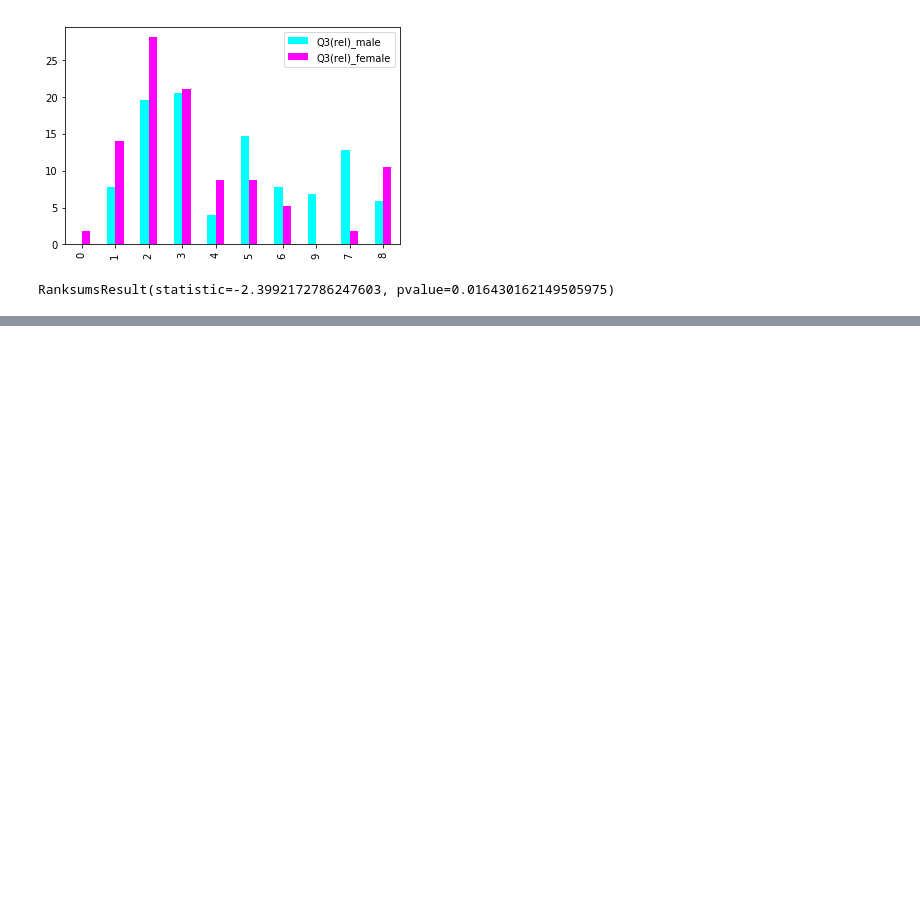
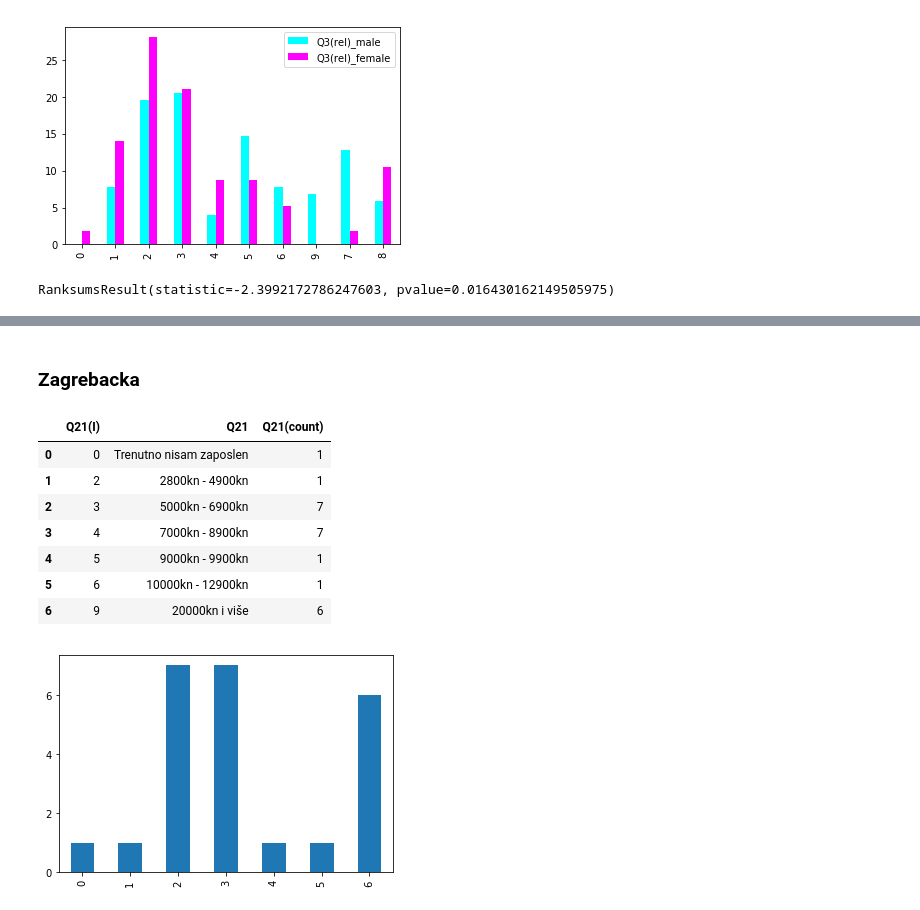
Before and after one commit to mariopavlovic/ixda-croatia-survey-analysis, a Jupyter notebook: ixda survey 2018.ipynb, the cells around one changed output, grey strips where cells are left out. Cells and saved outputs as stored; diff of their text form; code cells hidden in the pictures; blank space fills up the shorter version.

```diff
--- a/ixda survey 2018.ipynb
+++ b/ixda survey 2018.ipynb
@@ -151,0 +216,14 @@ RanksumsResult(statistic=-2.3992172786247603, pvalue=0.016430162149505975)
+# %% [markdown]
+### Zagrebacka
+# %%
+plot_region('ZAGREBAČKA')
+# %% [output]
+|  | Q21(I) | Q21 | Q21(count) |
+| 0 | 0 | Trenutno nisam zaposlen | 1 |
+| 1 | 2 | 2800kn - 4900kn | 1 |
+| 2 | 3 | 5000kn - 6900kn | 7 |
+| 3 | 4 | 7000kn - 8900kn | 7 |
+| 4 | 5 | 9000kn - 9900kn | 1 |
+| 5 | 6 | 10000kn - 12900kn | 1 |
+| 6 | 9 | 20000kn i više | 6 |
+[figure, added]
```
Also changed, not shown: parts of 11 cells of this notebook.
